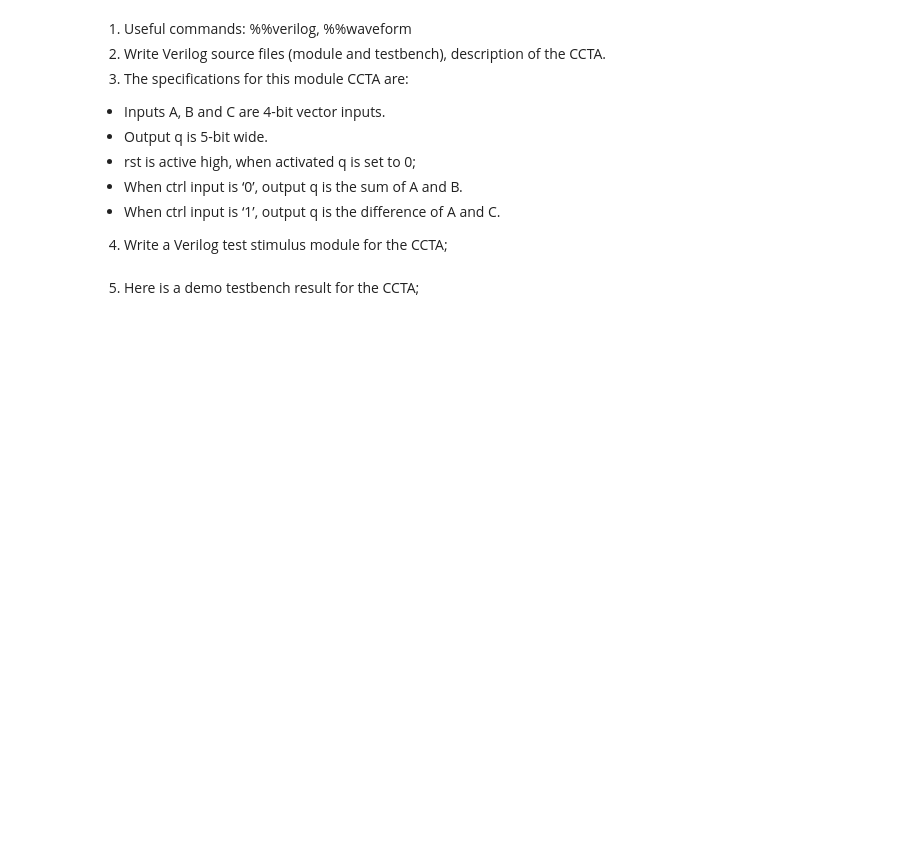
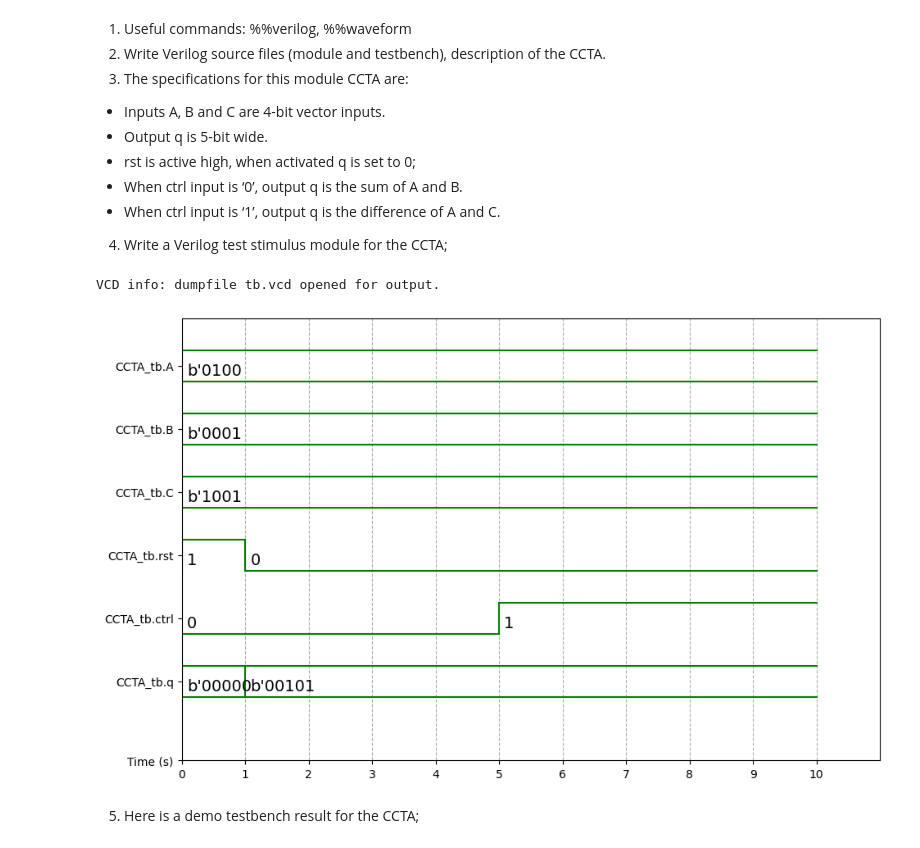
Before and after one commit to friyk/DSL-30.110, a Jupyter notebook: HW3/VerilogGitHomework.ipynb, the cells around one changed output. Cells and saved outputs as stored; diff of their text form; code cells hidden in the pictures; blank space fills up the shorter version.

```diff
--- a/HW3/VerilogGitHomework.ipynb
+++ b/HW3/VerilogGitHomework.ipynb
@@ -277,3 +423,79 @@ endmodule
+# %%
+%%verilog
+
+//!DO NOT MODIFY MODULE NAME AND PORT NAME!
+module CCTA(
+        input [3:0] A,
+        input [3:0] B,
+        input [3:0] C,
+        input rst,
+        input ctrl,
+        output [4:0] q
+);
+reg [4:0] q_reg;
+
+assign q = q_reg;
+
+
+always @(rst or ctrl) begin
+  if (rst)
+    q_reg = 4'b0000;
+  else
+    if (ctrl) begin
+      if (A>C) q_reg = A - C;
+      else q_reg = C - A;
+    end
+    else
+      q_reg = A + B;
+end
+endmodule
+
+module CCTA_tb();
+reg [3:0] A;
+reg [3:0] B;
+reg [3:0] C;
+reg rst;
+reg ctrl;
+wire [4:0] q;
+
+CCTA CCTA_u0(
+    .A(A),
+    .B(B),
+    .C(C),
+    .rst(rst),
+    .ctrl(ctrl),
+    .q(q)
+);
+
+initial begin
+  $dumpfile("tb.vcd");
+  $dumpvars(0,CCTA_tb);
+  A = 4'b0100;
+  B = 4'b0001;
+  C = 4'b1001;
+  ctrl = 0;
+  rst = 1;
+
+  #1 rst = 0;
+
+  #4 ctrl = 1;
+
+  #5 $finish;
+
+  $dumpoff;
+
+end
+endmodule
+# %% [output]
+VCD info: dumpfile tb.vcd opened for output.
+# %%
+%%waveform tb.vcd
+sign_list = ['CCTA_tb.A','CCTA_tb.B','CCTA_tb.C','CCTA_tb.rst','CCTA_tb.ctrl','CCTA_tb.q']
+time_begin = 0
+time_end = 10
+base = 'bin' # bin, dec, dec2, hex, octal
+# %% [output]
+[figure, added]
 # %% [markdown]
 5. Here is a demo testbench result for the CCTA;
 # %% [markdown]
```
Also changed, not shown: parts of 12 cells of this notebook.
